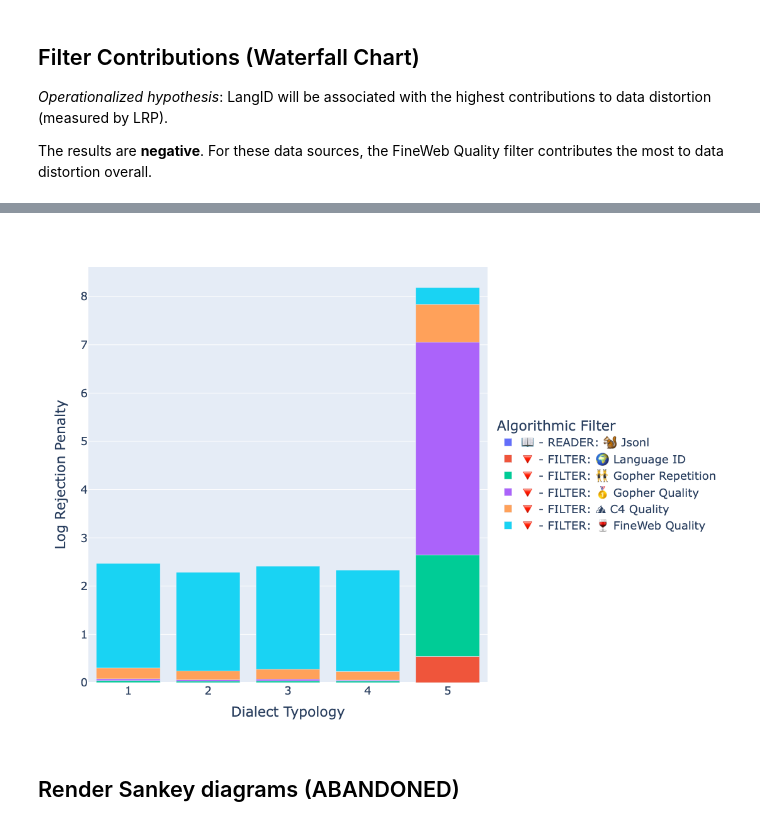
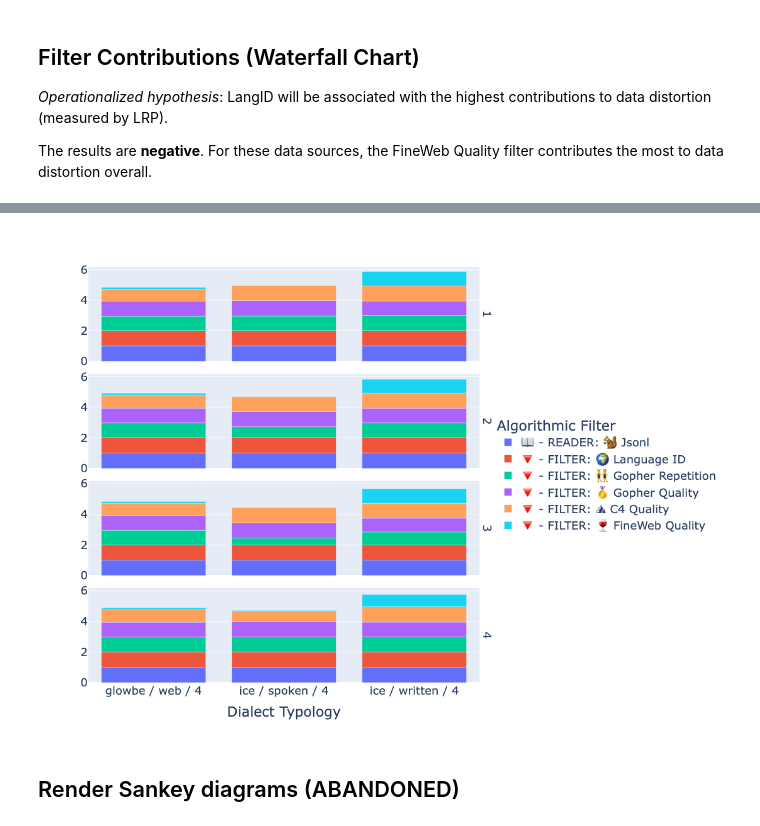
Before and after one commit to jessicacwang/pretraining-quality-mobility, a Jupyter notebook: eval/filter_audit.ipynb, the cells around one changed output, grey strips where cells are left out. Saved outputs shown, nothing was run; the diff lists cells and outputs as text; code cells hidden in the pictures.

```diff
--- a/eval/filter_audit.ipynb
+++ b/eval/filter_audit.ipynb
@@ -91,6 +92,9 @@ def resolve_type_for_genre(genre_val: str) -> str:
 def get_color_key(parts, spec_feature_names, enrich_map=ENRICH_MAP):
     if not spec_feature_names:
         return "overall"
+    elif spec_feature_names[0:3] == ["source", "genre", "cluster"]:
+        return parts[-1]
+
     primary_feature = spec_feature_names[0]
     val = parts[0]
 
@@ -146,13 +137,22 @@ for key, df in series.items():
         spec_feature_names = key.replace("by_", "").replace("_in", "").split("_")
         pdf["color_key"] = pdf["value_parts"].apply(lambda parts: get_color_key(parts, spec_feature_names))
 # %%
-# def clean_nulls(df_series):
-#     for key, df in df_series.items():
-#         if df.isnull().values.any():
-#             print(f"NaN rows found for key {key}")
-#             df_series[key] = df.dropna()
+def map_nested_features(row):
+    if row["value_parts"][0] != "ice":
+        row["scale"] = "high"
+        if row["value_parts"][0] == "lince":
+            row["mobility"] = "low"
+        else:
+            row["mobility"] = "high"
+    else:
+        row["scale"] = "low"
+        if row["value_parts"][1] == "spoken":
+            row["mobility"] = "low"
+        else:
+            row["mobility"] = "high"
 
-# print("PMI")
-# clean_nulls(pmi_data)
+    return row
+
+pmi_data["by_source_genre_cluster_english"] = pmi_data["by_source_genre_cluster_english"].apply(map_nested_features, axis=1)
 # %%
-pmi_data["by_mobility"]
+series["by_source_genre_cluster_english"] = series["by_source_genre_cluster_english"].apply(map_nested_features,axis=1)
@@ -474,11 +450,12 @@ The results are **negative** - Cluster 1's LRP is more or less
 def render_lrp_stack(subset_key, sort_key="color_key", font_size=18):
     df = series[subset_key].sort_values(by=sort_key)
     fig = px.bar(
-        df, x="value", y="lrp", color="stage_name",
-        # facet_row="scale",
+        df, x="value", y="retention", color="stage_name",
+        facet_row="color_key",
         labels={"lrp": "Log Rejection Penalty", "value": "Dialect Typology"}
     )
-    # fig.update_xaxes(title_text="")
+    fig.update_xaxes(matches=None)
+    fig.update_yaxes(title_text="")
     fig.update_layout(
         width=800, height=800,
         font=dict(size=font_size),
@@ -499,8 +496,8 @@ render_lrp_stack("by_cluster", "value").write_image(f"../output/eval/images/lrp/
 # %%
 # series["by_cluster"]
-render_lrp_stack("by_cluster", "value")
+render_lrp_stack("by_source_genre_cluster_english", "value")
 # %% [output]
-[figure, old version]
+[figure, new version]
 # %% [markdown]
 ## Render Sankey diagrams (ABANDONED)
 # %%
```
Also changed, not shown: parts of 26 cells of this notebook.
